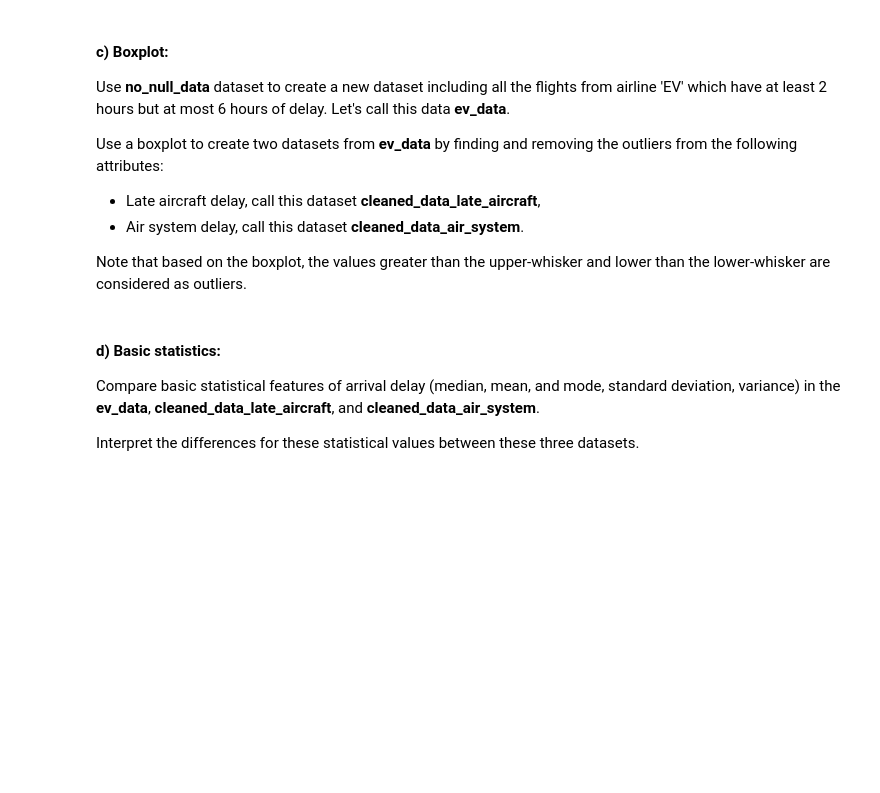
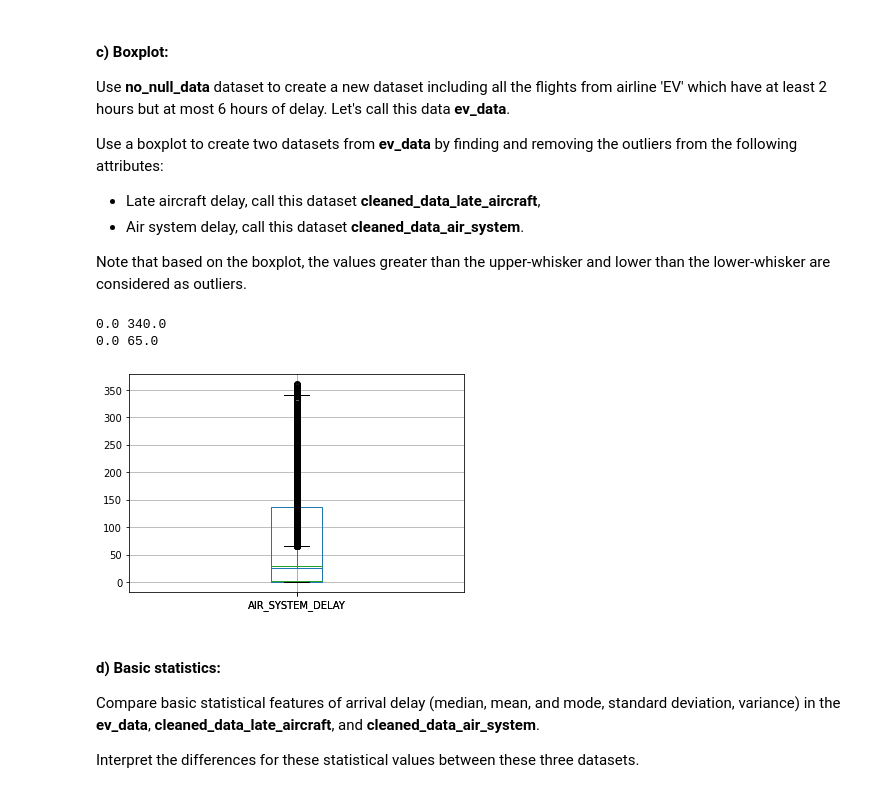
Before and after one commit to LD-devel/IDS-1, a Jupyter notebook: assignment_part1.ipynb, the cells around one changed output. Cells and saved outputs as stored; diff of their text form; code cells hidden in the pictures; blank space fills up the shorter version.

```diff
--- a/assignment_part1.ipynb
+++ b/assignment_part1.ipynb
@@ -64,3 +62,9 @@ The time from the moment an aircraft leaves the surface until it comes into cont
+# %%
+import pandas
+
+dataset = pandas.read_csv("./dataset.csv")
+sampled_data = dataset.sample(frac=0.95, random_state=397150)
+sampled_data.to_csv("./sampled_data.csv")
 # %% [markdown]
 ## Question 1 - Insights into the Data (20 points):
 # %% [markdown]
@@ -83,0 +96,5 @@ Remove all the rows with null values from the <b>sampled_data</b>. Let's call th
+# %%
+no_null_data = sampled_data.dropna()
+no_null_data.to_csv("./no_null_data.csv")
+cancellation_reasons = no_null_data["CANCELLATION_REASON"]
+print(set(cancellation_reasons))
@@ -97,3 +114,23 @@ Note that based on the boxplot, the values greater than the upper-whisker and lo
+# %%
+ev_data = no_null_data.loc[(no_null_data["AIRLINE"] == "EV") & (no_null_data["ARRIVAL_DELAY"] >= 120) & (no_null_data["ARRIVAL_DELAY"] <= 360)]
+# boxplots = ev_data.boxplot(column=["AIR_SYSTEM_DELAY", "LATE_AIRCRAFT_DELAY"])
+# print(boxplots)
+def clean_data(dataset: pandas.DataFrame, column_name):
+    boxplot_img, values = ev_data.boxplot(column=[column_name], return_type="both")
+    whiskers = [whisker.get_ydata() for whisker in values["whiskers"]]
+    upper_whisker = whiskers[1][1]
+    lower_whisker = whiskers[0][1]
+    print(lower_whisker, upper_whisker)
+    return dataset.loc[(dataset[column_name] > lower_whisker) & (dataset[column_name] < upper_whisker)]
+
+cleaned_data_late_aircraft = clean_data(ev_data, "LATE_AIRCRAFT_DELAY")
+cleaned_data_air_system = clean_data(ev_data, "AIR_SYSTEM_DELAY")
+cleaned_data_late_aircraft.to_csv("./cleaned_data_late_aircraft.csv")
+cleaned_data_air_system.to_csv("./cleaned_data_air_system.csv")
+# %% [output]
+0.0 340.0
+0.0 65.0
+[figure, added]
 # %% [markdown]
 #### d) Basic statistics:
 Compare basic statistical features of arrival delay (median, mean, and mode, standard deviation, variance) in the <b>ev_data</b>, <b>cleaned_data_late_aircraft</b>, and <b>cleaned_data_air_system</b>.
```
Also changed, not shown: parts of 15 cells of this notebook.
